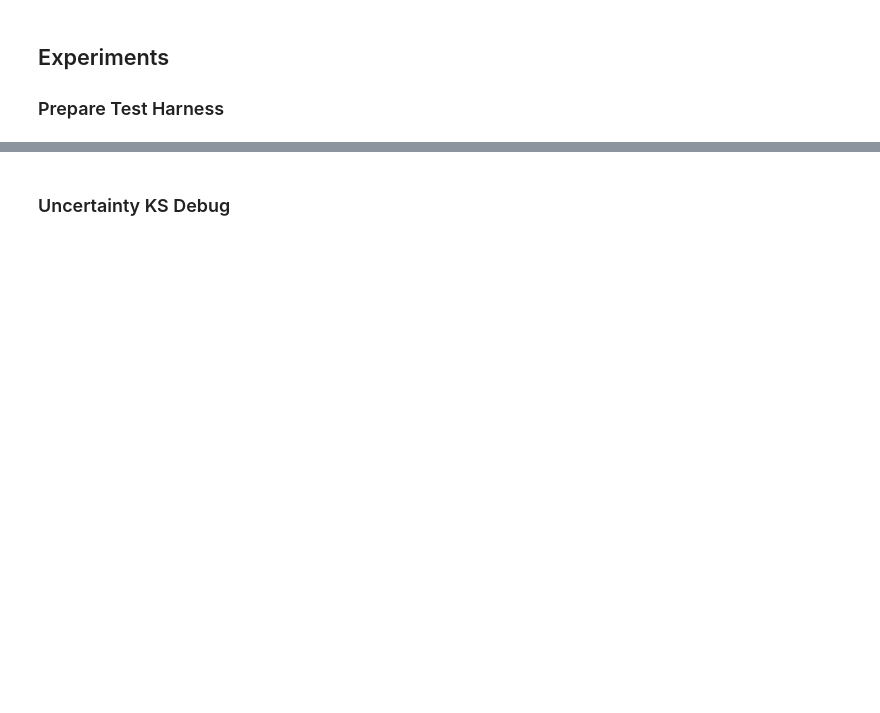
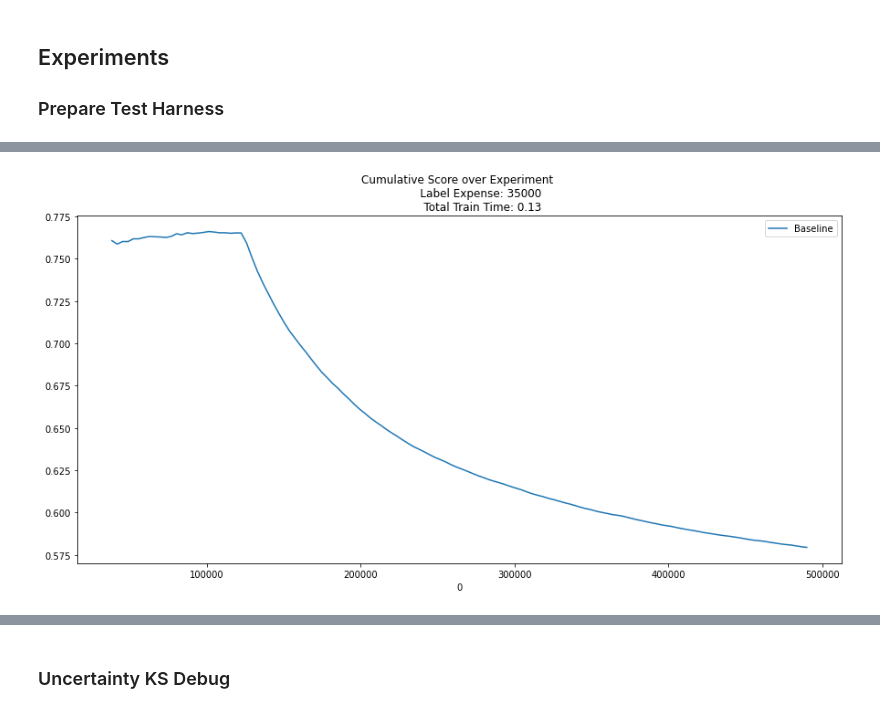
Before and after one commit to fastforwardlabs/concept-drift, a Jupyter notebook: notebooks/Covtype_experiment_dev.ipynb, the cells around one changed output, grey strips where cells are left out. Drawn from its saved outputs; the diff is of its cells as text; code cells hidden in the pictures; blank space fills up the shorter version.

```diff
--- a/notebooks/Covtype_experiment_dev.ipynb
+++ b/notebooks/Covtype_experiment_dev.ipynb
@@ -84,13 +79,11 @@ column_mapping = {
     "categorical_features": [col for col, iscat in col_names if iscat][:-1],
 }
 
-# 17500
 CT_dataset = Dataset(
-    full_df=drift_df, column_mapping=column_mapping, window_size=17500 * 1
+    full_df=drift_df, column_mapping=column_mapping, window_size=17500 * 2
 )
 
-model = RandomForestClassifier(n_estimators=10, random_state=42, max_depth=5)
-# model = RandomForestClassifier(random_state=42)
-param_grid = {"clf__n_estimators": [10], "clf__max_depth": [5]}
+model = RandomForestClassifier(n_estimators=5, random_state=42, max_depth=5)
+param_grid = {"clf__n_estimators": [5], "clf__max_depth": [5]}
 # %% [output]
 [interactive output not drawn]
@@ -375,0 +188,4 @@ aggregate_experiment_metrics(exps)
+# %%
+plot_experiment_error(baseline)
+# %% [output]
+[figure, added]
```
Also changed, not shown: parts of 34 cells of this notebook, 1 other file.
